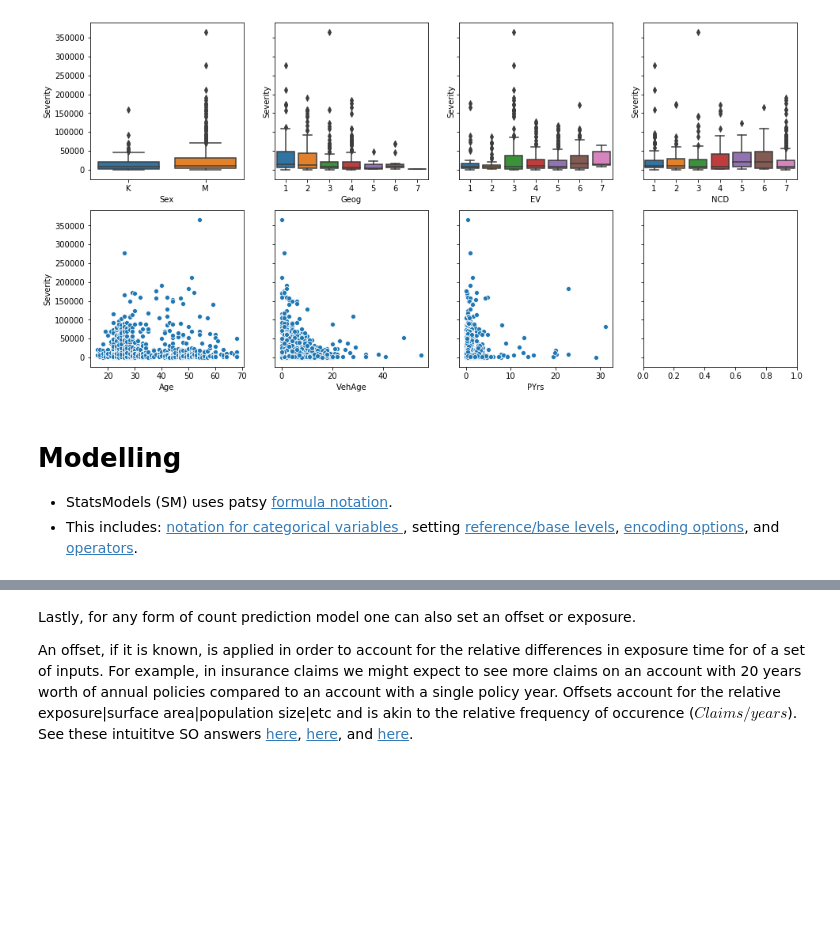
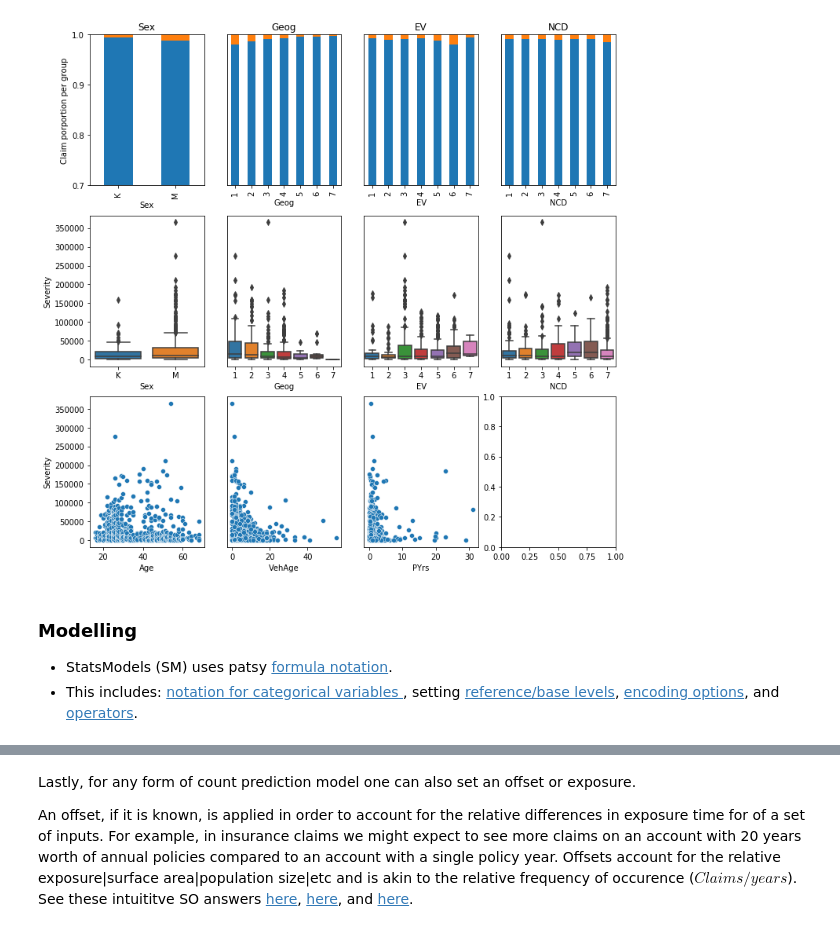
Before and after one commit to bpostance/learn_data_science, a Jupyter notebook: Risk/02-FrequencySeverity-auto.ipynb, the cells around one changed output, grey strips where cells are left out. Saved outputs shown, nothing was run; the diff lists cells and outputs as text; code cells hidden in the pictures; blank space fills up the shorter version.

```diff
--- a/Risk/02-FrequencySeverity-auto.ipynb
+++ b/Risk/02-FrequencySeverity-auto.ipynb
@@ -117,14 +124,35 @@ claims.describe()
 # %%
-fig,axs=plt.subplots(2,4,figsize=(16,8),sharey=True)
-for col,ax in zip(df.select_dtypes(include='category').columns,axs.flatten()):
+fig,axs=plt.subplots(3,4,figsize=(12,12),sharey=False)
+
+# claim proportions by category
+for ax,feat in zip(axs.flatten()[:4],df.select_dtypes(include='category').columns):
+    ((pd.crosstab(df['Claim'],df[feat])) /
+                    (pd.crosstab(df['Claim'],df[feat]).sum())).T.plot.bar(stacked=True,ax=ax,legend=False,title=None)
+    ax.set_title(feat)
+    ax.set_ylim(0.7,1)
+    ax.set_yticks([])
+axs[0,0].set_yticks(np.arange(0.7,1.0,0.1))
+axs[0,0].set_ylabel('Claim porportion per group')
+
+# severity by category
+for col,ax in zip(df.select_dtypes(include='category').columns,axs.flatten()[4:]):
     sns.boxplot(x=col,y='Severity',data=claims,ax=ax)
+    ax.set_yticks([])
+    ax.set_ylabel('')
 
-for col,ax in zip(['Age','VehAge','PYrs'],axs.flatten()[4:]):
+# severity by continuous
+for col,ax in zip(['Age','VehAge','PYrs'],axs.flatten()[8:]):
     sns.scatterplot(x=col,y='Severity',data=claims,ax=ax)
+    ax.set_yticks([])
+    ax.set_ylabel('')
+
+for ax in axs[1:3,0]:
+    ax.set_ylabel('Severity')
+    ax.set_yticks(np.arange(0,4e5,5e4))
 # %% [output]
-[figure, old version]
+[figure, new version]
 # %% [markdown]
-# Modelling
+### Modelling
 - StatsModels (SM) uses patsy [formula notation](https://www.statsmodels.org/devel/example_formulas.html).
 - This includes: [notation for categorical variables ](https://www.statsmodels.org/devel/contrasts.html), setting [reference/base levels](https://stackoverflow.com/a/22439820/4538066), [encoding options](https://www.statsmodels.org/devel/contrasts.html), and [operators](https://www.statsmodels.org/devel/example_formulas.html#categorical-variables).
 # %%
```
Also changed, not shown: parts of 38 cells of this notebook.
